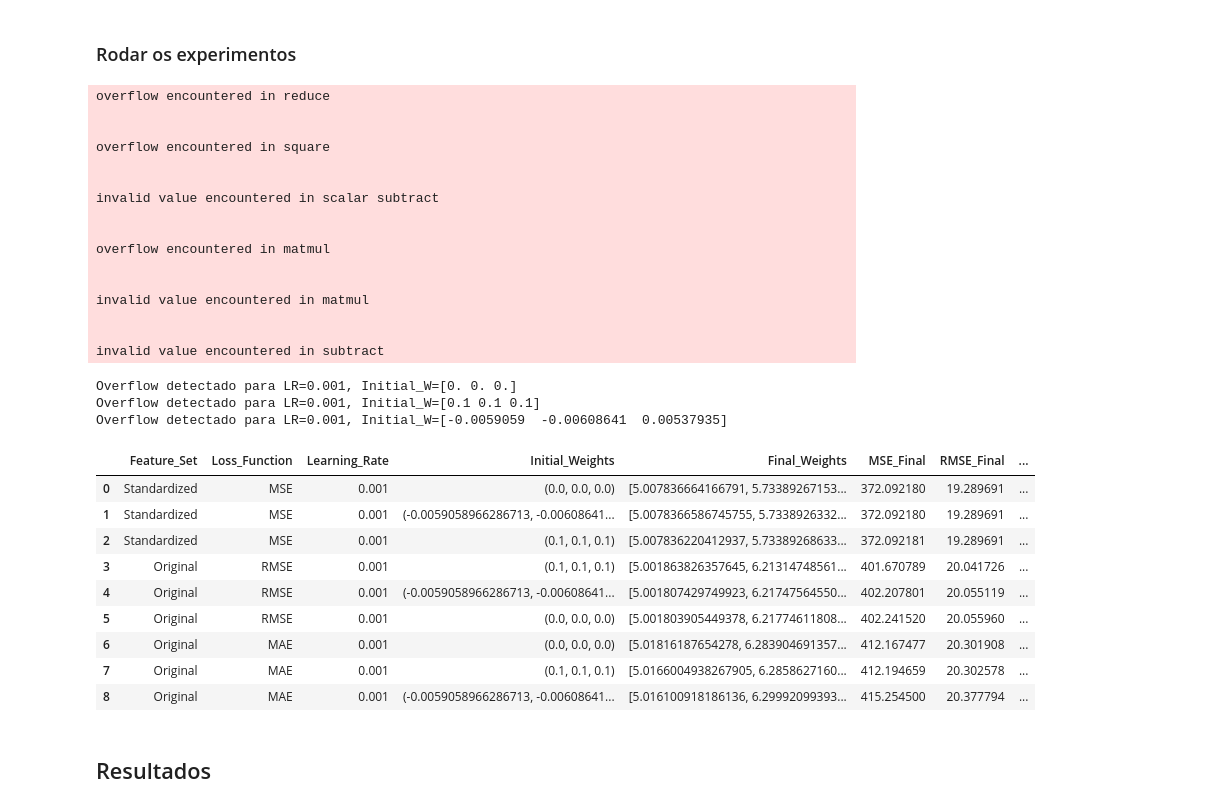
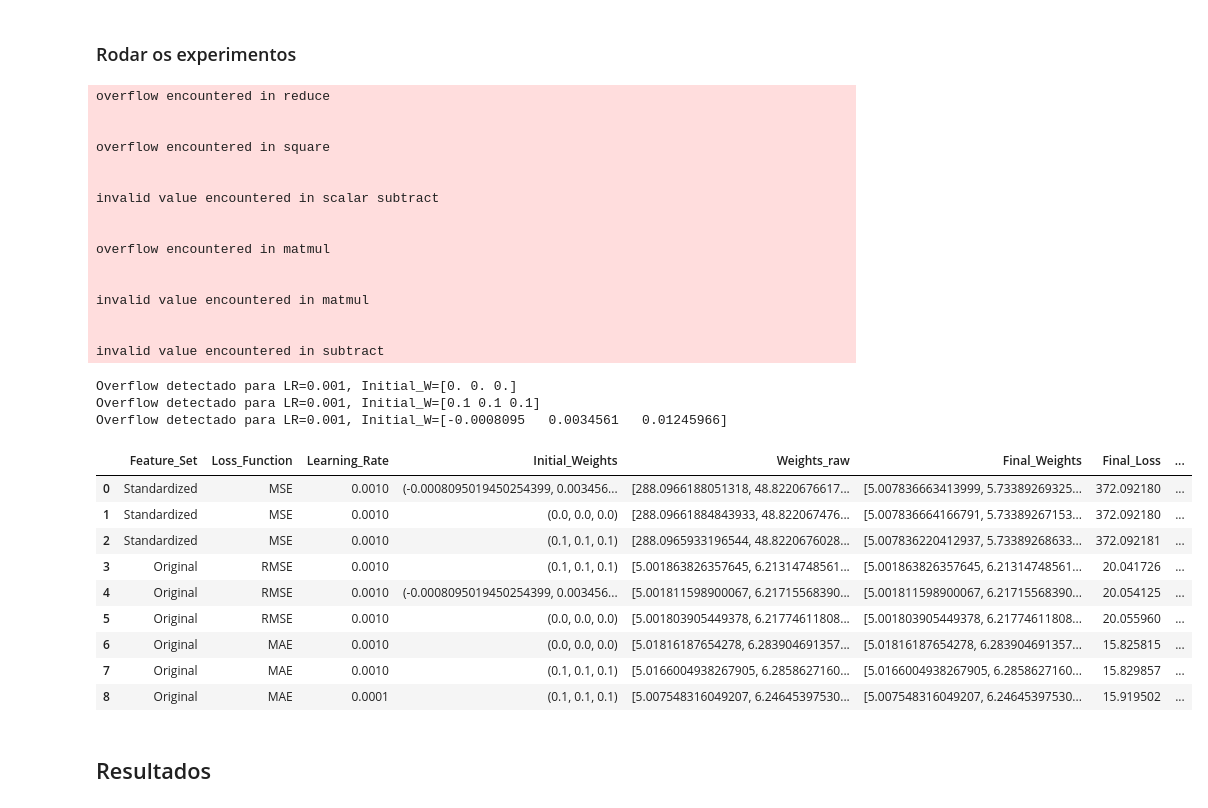
Before and after one commit to matheusssilva991/rna_tarefas_mestrado, a Jupyter notebook: src/tarefa2.ipynb, the cells around one changed output. Saved outputs shown, nothing was run; the diff lists cells and outputs as text; code cells hidden in the pictures.

```diff
--- a/src/tarefa2.ipynb
+++ b/src/tarefa2.ipynb
@@ -110,9 +110,9 @@ array([ 5.0081046 ,  5.73419945, 10.59963756])
 def make_function(w):
     def f(x, y):
         if np.isscalar(x) and np.isscalar(y):
-            return w @ np.array([x**3, y**2, 1])
+            return w @ np.array([x, y, 1])
         else:
-            return np.array([w @ np.array([xi**3, yi**2, 1]) for xi, yi in zip(x, y)])
+            return np.array([w @ np.array([xi, yi, 1]) for xi, yi in zip(x, y)])
     return f
 
 features = df[['x', 'y']]
@@ -121,6 +121,8 @@ y = df['z']
 # Criar os objetos para Normalização e Padronização
 min_max_scaler = MinMaxNormalizer(-1, 1)
 standard_scaler = StandardScaler()
+min_max_scaler_z = MinMaxNormalizer(-1, 1)
+standard_scaler_z = StandardScaler()
 
 # Cria as cópias dos dados para normalização e padronização
 cubed_squared_features = features.copy()  # Mantém os dados originais para comparação
@@ -132,14 +134,20 @@ features_standardized = cubed_squared_features.copy()
 # Ajusta os normalizadores e padronizadores aos dados
 min_max_scaler.fit(features_normalized)
 standard_scaler.fit(features_standardized)
+min_max_scaler_z.fit(y.values.reshape(-1, 1))
+standard_scaler_z.fit(y.values.reshape(-1, 1))
 
 # Normaliza e Padroniza os dados
 features_normalized = min_max_scaler.normalize(features_normalized)
 features_standardized = standard_scaler.normalize(features_standardized)
+y_normalized = min_max_scaler_z.normalize(y.values.reshape(-1, 1)).flatten()
+y_standardized = standard_scaler_z.normalize(y.values.reshape(-1, 1)).flatten()
 
 # Listas para iteração
-features_list = [features, features_normalized, features_standardized]
+features_list = [cubed_squared_features, features_normalized, features_standardized]
 features_names = ['Original', 'Normalized', 'Standardized']
+#target_list = [y.values, y_normalized, y_standardized]
+target_list = [y.values, y.values, y.values]
 loss_fn_names = ['MSE', 'MAE', 'RMSE']
 loss_fn_makers = [make_mse_loss_function, make_mae_loss_function, make_rmse_loss_function]
 
@@ -156,21 +164,19 @@ tolerance = 1e-6
 # %%
 dict_results = {}
 
-for feature_set, feature_name in zip(features_list, features_names):
+for feature_set, feature_name, target in zip(features_list, features_names, target_list):
     x_data = feature_set['x'].values
     y_data = feature_set['y'].values
-    z_data = y.values
+    z_data = target
 
-    x_data_orig = features['x'].values
-    y_data_orig = features['y'].values
+    x_data_orig = cubed_squared_features['x'].values
+    y_data_orig = cubed_squared_features['y'].values
+    z_data_orig = y
 
     for loss_fn_name, loss_fn_maker in zip(loss_fn_names, loss_fn_makers):
         loss_function, grad_loss_function = None, None
 
-        if feature_name == 'Original':
-            loss_function, grad_loss_function = loss_fn_maker(x_data ** 3, y_data ** 2, z_data)
-        else:
-            loss_function, grad_loss_function = loss_fn_maker(x_data, y_data, z_data)
+        loss_function, grad_loss_function = loss_fn_maker(x_data, y_data, z_data)
 
         for lr in learning_rates:
             for initial_w in initial_weights:
@@ -189,6 +195,7 @@ for feature_set, feature_name in zip(features_list, features_names):
                     print(f"Erro para LR={lr}, Initial_W={initial_w}: {e}")
                     continue
 
+                weights_raw = weights[-1].copy()
                 if feature_name == 'Standardized':
                     weights[-1] = standard_scaler.desnormalize_weights(weights[-1])
                 elif feature_name == 'Normalized':
@@ -196,13 +203,14 @@ for feature_set, feature_name in zip(features_list, features_names):
 
                 function_aprox = make_function(weights[-1])
 
-                mse_final = np.mean((z_data - function_aprox(x_data_orig, y_data_orig)) ** 2)
+                mse_final = np.mean((z_data_orig - function_aprox(x_data_orig, y_data_orig)) ** 2)
                 rmse_final = np.sqrt(mse_final)
-                mae_final = np.mean(np.abs(z_data - function_aprox(x_data_orig, y_data_orig)))
+                mae_final = np.mean(np.abs(z_data_orig - function_aprox(x_data_orig, y_data_orig)))
 
                 key = (feature_name, loss_fn_name, lr, tuple(initial_w))
                 dict_results[key] = {
                     'weights': weights,
+                    'weights_raw': weights_raw,
                     'losses': losses,
                     'n_iters': n_iters,
                     'mse_final': mse_final,
@@ -216,6 +224,7 @@ df_result = pd.DataFrame([
         'Loss_Function': key[1],
         'Learning_Rate': key[2],
         'Initial_Weights': key[3],
+        'Weights_raw': value['weights_raw'],
         'Final_Weights': value['weights'][-1],
         'Final_Loss': value['losses'][-1],
         'MSE_Final': value['mse_final'],
@@ -228,45 +237,45 @@ df_result = pd.DataFrame([
 
 df_result_to_save = df_result.copy()
 df_result_to_save['Learning_Rate'] = df_result_to_save['Learning_Rate'].apply(lambda x: f"{float(x):.6g}")
 df_result_to_save['Initial_Weights'] = df_result_to_save['Initial_Weights'].apply(lambda x: np.array(x).tolist())
 df_result_to_save['Final_Weights'] = df_result_to_save['Final_Weights'].apply(lambda x: np.array(x).tolist())
 
 df_result_to_save['Initial_Weights'] = df_result_to_save['Initial_Weights'].apply(lambda x: str(x))
 df_result_to_save['Final_Weights'] = df_result_to_save['Final_Weights'].apply(lambda x: str(x))
 
 df_result_to_save.to_excel('../output/tarefa2_results.xlsx', index=False, float_format="%.6g")
 
-df_result.sort_values(by='MSE_Final').groupby('Loss_Function').head(3).reset_index(drop=True).drop(columns=['Final_Loss'])
+df_result.sort_values(by='MSE_Final').groupby('Loss_Function').head(3).reset_index(drop=True)
 # %% [output]
 overflow encountered in reduce
 
 
 overflow encountered in square
 
 
 invalid value encountered in scalar subtract
 
 
 overflow encountered in matmul
 
 
 invalid value encountered in matmul
 
 
 invalid value encountered in subtract
 Overflow detectado para LR=0.001, Initial_W=[0. 0. 0.]
 Overflow detectado para LR=0.001, Initial_W=[0.1 0.1 0.1]
-Overflow detectado para LR=0.001, Initial_W=[-0.0059059  -0.00608641  0.00537935]
+Overflow detectado para LR=0.001, Initial_W=[-0.0008095   0.0034561   0.01245966]
-|  | Feature_Set | Loss_Function | Learning_Rate | Initial_Weights | Final_Weights | MSE_Final | RMSE_Final | ... |
-| 0 | Standardized | MSE | 0.001 | (0.0, 0.0, 0.0) | [5.007836664166791, 5.73389267153... | 372.092180 | 19.289691 | ... |
-| 1 | Standardized | MSE | 0.001 | (-0.0059058966286713, -0.00608641... | [5.0078366586745755, 5.7338926332... | 372.092180 | 19.289691 | ... |
-| 2 | Standardized | MSE | 0.001 | (0.1, 0.1, 0.1) | [5.007836220412937, 5.73389268633... | 372.092181 | 19.289691 | ... |
-| 3 | Original | RMSE | 0.001 | (0.1, 0.1, 0.1) | [5.001863826357645, 6.21314748561... | 401.670789 | 20.041726 | ... |
-| 4 | Original | RMSE | 0.001 | (-0.0059058966286713, -0.00608641... | [5.001807429749923, 6.21747564550... | 402.207801 | 20.055119 | ... |
-| 5 | Original | RMSE | 0.001 | (0.0, 0.0, 0.0) | [5.001803905449378, 6.21774611808... | 402.241520 | 20.055960 | ... |
-| 6 | Original | MAE | 0.001 | (0.0, 0.0, 0.0) | [5.01816187654278, 6.283904691357... | 412.167477 | 20.301908 | ... |
-| 7 | Original | MAE | 0.001 | (0.1, 0.1, 0.1) | [5.0166004938267905, 6.2858627160... | 412.194659 | 20.302578 | ... |
-| 8 | Original | MAE | 0.001 | (-0.0059058966286713, -0.00608641... | [5.016100918186136, 6.29992099393... | 415.254500 | 20.377794 | ... |
+|  | Feature_Set | Loss_Function | Learning_Rate | Initial_Weights | Weights_raw | Final_Weights | Final_Loss | ... |
+| 0 | Standardized | MSE | 0.0010 | (-0.0008095019450254399, 0.003456... | [288.0966188051318, 48.8220676617... | [5.007836663413999, 5.73389269325... | 372.092180 | ... |
+| 1 | Standardized | MSE | 0.0010 | (0.0, 0.0, 0.0) | [288.09661884843933, 48.822067476... | [5.007836664166791, 5.73389267153... | 372.092180 | ... |
+| 2 | Standardized | MSE | 0.0010 | (0.1, 0.1, 0.1) | [288.0965933196544, 48.8220676028... | [5.007836220412937, 5.73389268633... | 372.092181 | ... |
+| 3 | Original | RMSE | 0.0010 | (0.1, 0.1, 0.1) | [5.001863826357645, 6.21314748561... | [5.001863826357645, 6.21314748561... | 20.041726 | ... |
+| 4 | Original | RMSE | 0.0010 | (-0.0008095019450254399, 0.003456... | [5.001811598900067, 6.21715568390... | [5.001811598900067, 6.21715568390... | 20.054125 | ... |
+| 5 | Original | RMSE | 0.0010 | (0.0, 0.0, 0.0) | [5.001803905449378, 6.21774611808... | [5.001803905449378, 6.21774611808... | 20.055960 | ... |
+| 6 | Original | MAE | 0.0010 | (0.0, 0.0, 0.0) | [5.01816187654278, 6.283904691357... | [5.01816187654278, 6.283904691357... | 15.825815 | ... |
+| 7 | Original | MAE | 0.0010 | (0.1, 0.1, 0.1) | [5.0166004938267905, 6.2858627160... | [5.0166004938267905, 6.2858627160... | 15.829857 | ... |
+| 8 | Original | MAE | 0.0001 | (0.1, 0.1, 0.1) | [5.007548316049207, 6.24645397530... | [5.007548316049207, 6.24645397530... | 15.919502 | ... |
 # %% [markdown]
 ## Resultados
 # %% [markdown]
```
Also changed, not shown: parts of 4 cells of this notebook, 4 other files.
